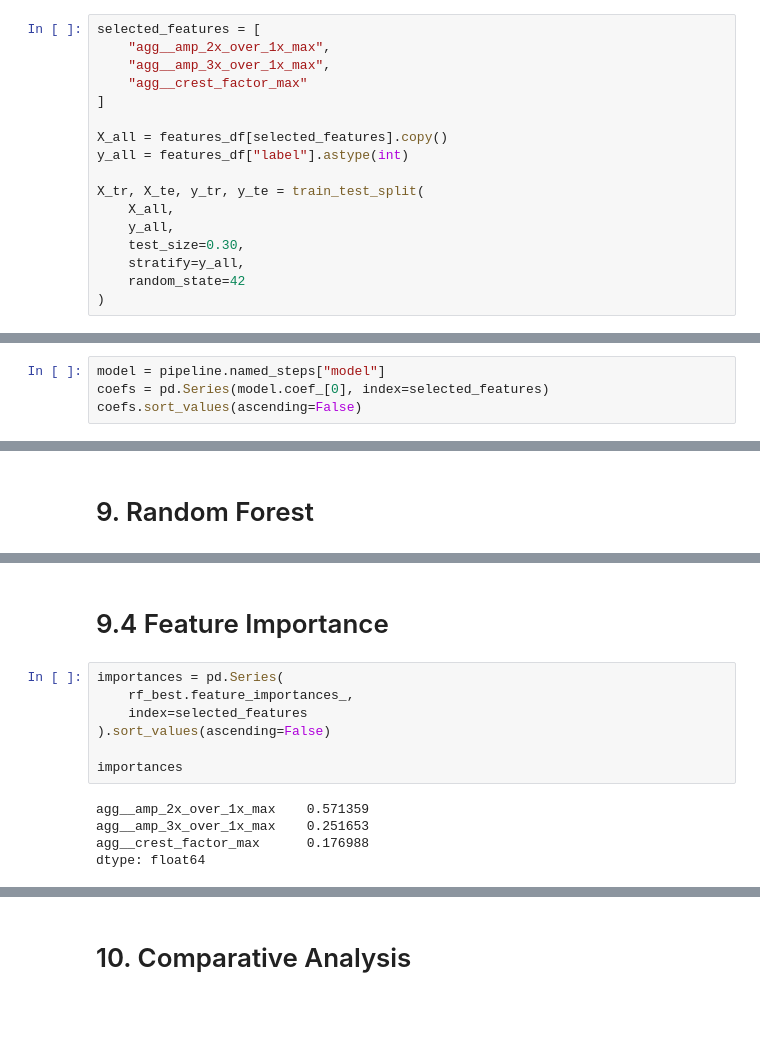
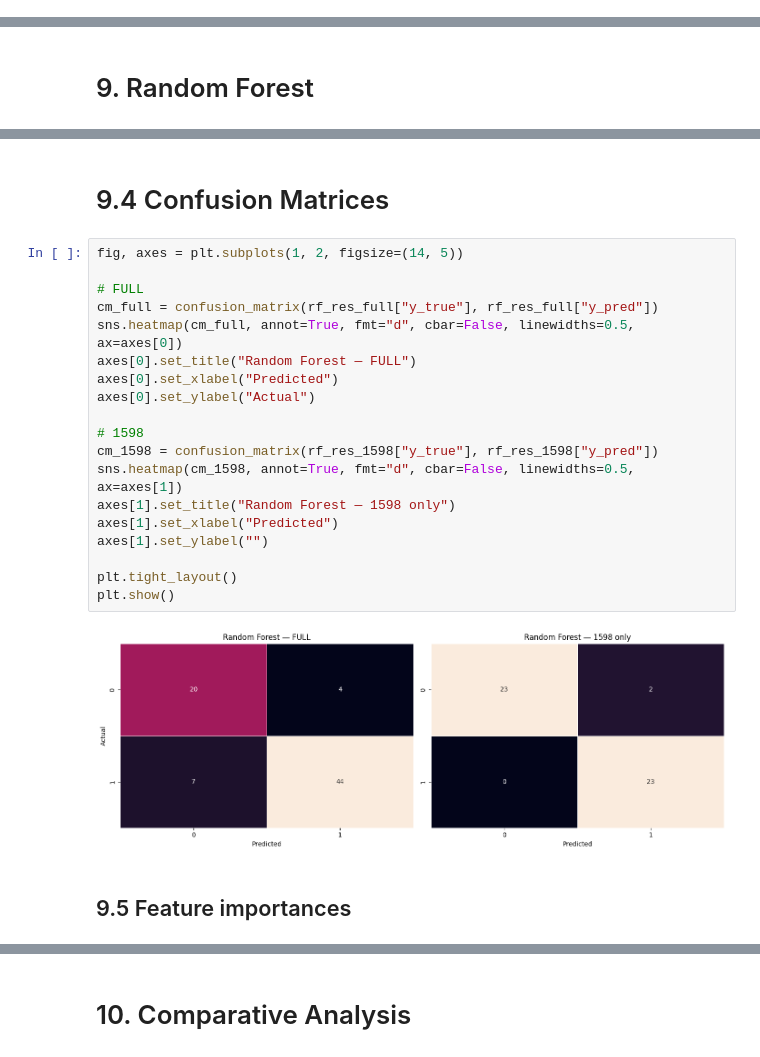
Before and after one commit to marioandrededeus/vibration-condition-monitoring, a Jupyter notebook: notebooks/01_part2_pipeline.ipynb, the cells around one changed output, grey strips where cells are left out. Drawn from its saved outputs; the diff is of its cells as text; blank space fills up the shorter version.

```diff
--- a/notebooks/01_part2_pipeline.ipynb
+++ b/notebooks/01_part2_pipeline.ipynb
@@ -1369,17 +1436,0 @@ plt.show()
-# %%
-selected_features = [
-    "agg__amp_2x_over_1x_max",
-    "agg__amp_3x_over_1x_max",
-    "agg__crest_factor_max"
-]
-
-X_all = features_df[selected_features].copy()
-y_all = features_df["label"].astype(int)
-
-X_tr, X_te, y_tr, y_te = train_test_split(
-    X_all,
-    y_all,
-    test_size=0.30,
-    stratify=y_all,
-    random_state=42
-)
@@ -1659,4 +1714,0 @@ PR-AUC (Holdout): 0.8848831604204358
-# %%
-model = pipeline.named_steps["model"]
-coefs = pd.Series(model.coef_[0], index=selected_features)
-coefs.sort_values(ascending=False)
@@ -1877,14 +1836,25 @@ plt.show()
 # %% [markdown]
-# 9.4 Feature Importance
+# 9.4 Confusion Matrices
 # %%
-importances = pd.Series(
-    rf_best.feature_importances_,
-    index=selected_features
-).sort_values(ascending=False)
+fig, axes = plt.subplots(1, 2, figsize=(14, 5))
 
-importances
+# FULL
+cm_full = confusion_matrix(rf_res_full["y_true"], rf_res_full["y_pred"])
+sns.heatmap(cm_full, annot=True, fmt="d", cbar=False, linewidths=0.5, ax=axes[0])
+axes[0].set_title("Random Forest — FULL")
+axes[0].set_xlabel("Predicted")
+axes[0].set_ylabel("Actual")
+
+# 1598
+cm_1598 = confusion_matrix(rf_res_1598["y_true"], rf_res_1598["y_pred"])
+sns.heatmap(cm_1598, annot=True, fmt="d", cbar=False, linewidths=0.5, ax=axes[1])
+axes[1].set_title("Random Forest — 1598 only")
+axes[1].set_xlabel("Predicted")
+axes[1].set_ylabel("")
+
+plt.tight_layout()
+plt.show()
 # %% [output]
-agg__amp_2x_over_1x_max    0.571359
-agg__amp_3x_over_1x_max    0.251653
-agg__crest_factor_max      0.176988
-dtype: float64
+[figure, added]
+# %% [markdown]
+## 9.5 Feature importances
```
Also changed, not shown: parts of 75 cells of this notebook, 3 other files.
